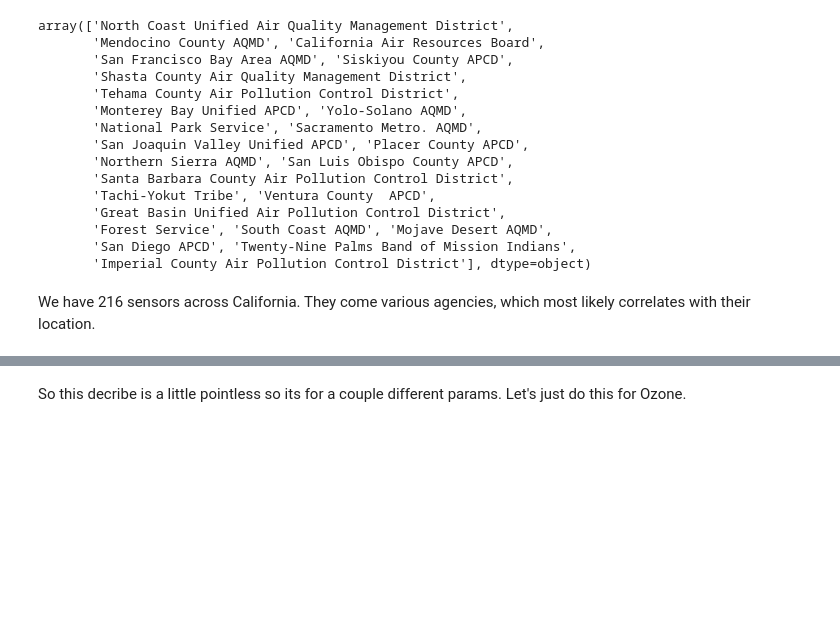
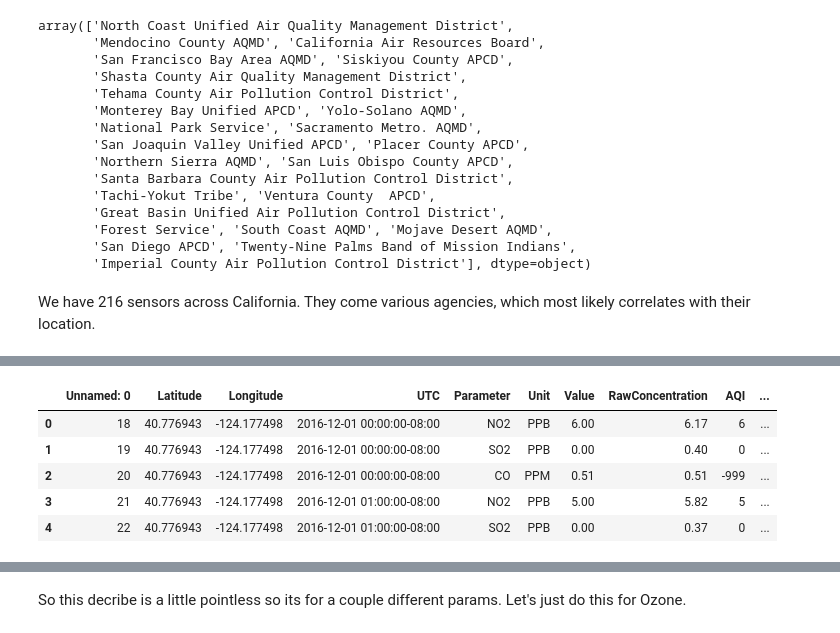
Before and after one commit to hikari-murayama/CA_ag_pollution, a Jupyter notebook: 00_Exploration_AirNow.ipynb, the cells around one changed output, grey strips where cells are left out. Cells and saved outputs as stored; diff of their text form; code cells hidden in the pictures; blank space fills up the shorter version.

```diff
--- a/00_Exploration_AirNow.ipynb
+++ b/00_Exploration_AirNow.ipynb
@@ -74 +62,12 @@ bakersfield_df.head()
+# %%
+df_2016_12 = pd.read_csv('output/air_now/raw/by_hour/2016-12-01_2016-12-31.csv',
+                        dtype={'FullAQSCode': object,'IntlAQSCode': object})
+df_2016_12.head()
+# %% [output]
+|  | Unnamed: 0 | Latitude | Longitude | UTC | Parameter | Unit | Value | RawConcentration | AQI | ... |
+| 0 | 18 | 40.776943 | -124.177498 | 2016-12-01 00:00:00-08:00 | NO2 | PPB | 6.00 | 6.17 | 6 | ... |
+| 1 | 19 | 40.776943 | -124.177498 | 2016-12-01 00:00:00-08:00 | SO2 | PPB | 0.00 | 0.40 | 0 | ... |
+| 2 | 20 | 40.776943 | -124.177498 | 2016-12-01 00:00:00-08:00 | CO | PPM | 0.51 | 0.51 | -999 | ... |
+| 3 | 21 | 40.776943 | -124.177498 | 2016-12-01 01:00:00-08:00 | NO2 | PPB | 5.00 | 5.82 | 5 | ... |
+| 4 | 22 | 40.776943 | -124.177498 | 2016-12-01 01:00:00-08:00 | SO2 | PPB | 0.00 | 0.37 | 0 | ... |
 # %%
```
Also changed, not shown: parts of 19 cells of this notebook.
